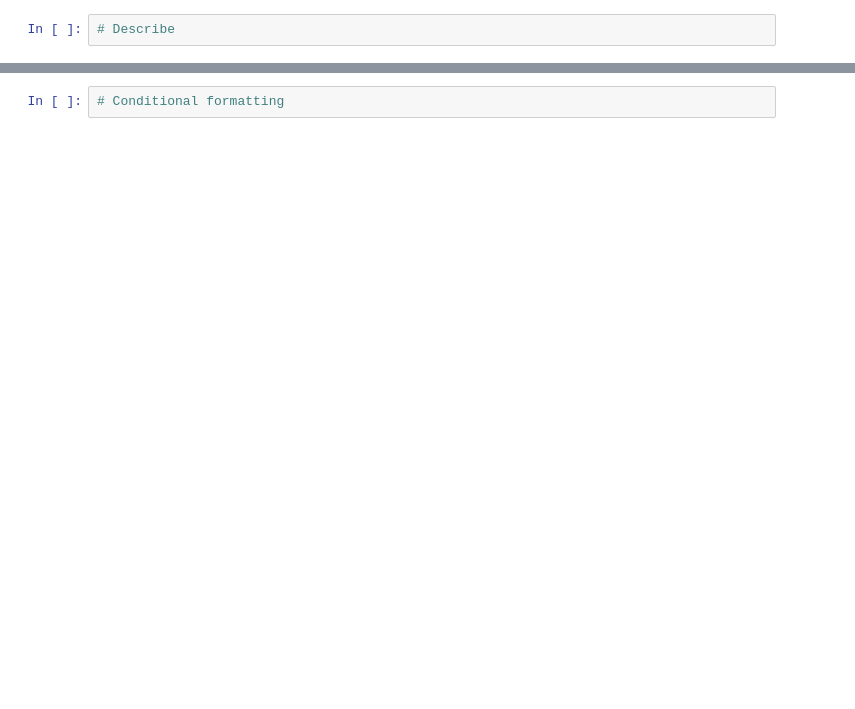
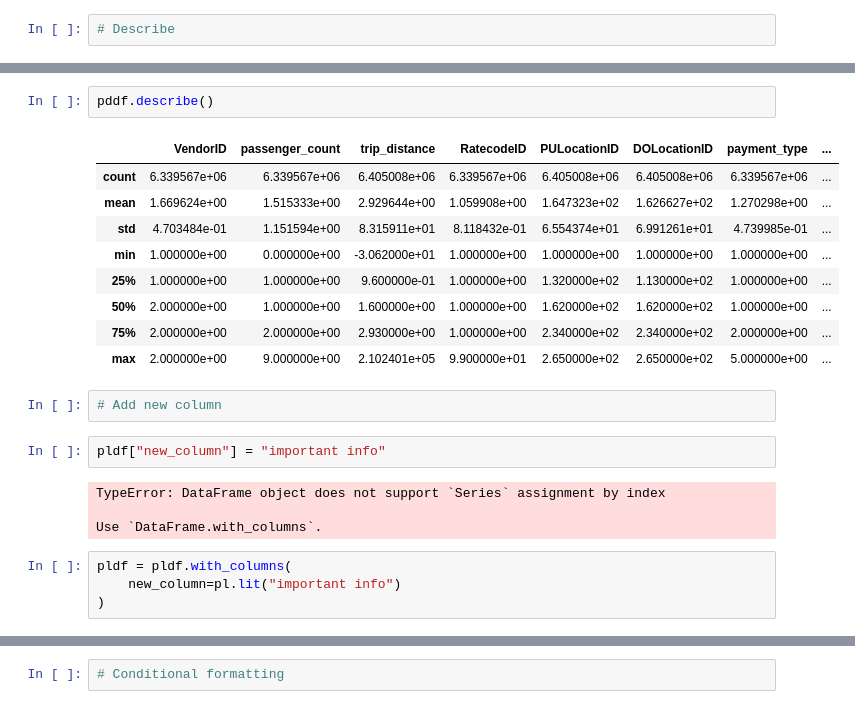
Before and after one commit to patakib/data-meetup-sopron-nr1-polars, a Jupyter notebook: polars_demo.ipynb, the cells around one changed output, grey strips where cells are left out. Saved outputs shown, nothing was run; the diff lists cells and outputs as text; blank space fills up the shorter version.

```diff
--- a/polars_demo.ipynb
+++ b/polars_demo.ipynb
@@ -46,0 +103,24 @@ Function read_csv took 9.97 seconds to execute
+# %%
+pddf.describe()
+# %% [output]
+|  | VendorID | passenger_count | trip_distance | RatecodeID | PULocationID | DOLocationID | payment_type | ... |
+| count | 6.339567e+06 | 6.339567e+06 | 6.405008e+06 | 6.339567e+06 | 6.405008e+06 | 6.405008e+06 | 6.339567e+06 | ... |
+| mean | 1.669624e+00 | 1.515333e+00 | 2.929644e+00 | 1.059908e+00 | 1.647323e+02 | 1.626627e+02 | 1.270298e+00 | ... |
+| std | 4.703484e-01 | 1.151594e+00 | 8.315911e+01 | 8.118432e-01 | 6.554374e+01 | 6.991261e+01 | 4.739985e-01 | ... |
+| min | 1.000000e+00 | 0.000000e+00 | -3.062000e+01 | 1.000000e+00 | 1.000000e+00 | 1.000000e+00 | 1.000000e+00 | ... |
+| 25% | 1.000000e+00 | 1.000000e+00 | 9.600000e-01 | 1.000000e+00 | 1.320000e+02 | 1.130000e+02 | 1.000000e+00 | ... |
+| 50% | 2.000000e+00 | 1.000000e+00 | 1.600000e+00 | 1.000000e+00 | 1.620000e+02 | 1.620000e+02 | 1.000000e+00 | ... |
+| 75% | 2.000000e+00 | 2.000000e+00 | 2.930000e+00 | 1.000000e+00 | 2.340000e+02 | 2.340000e+02 | 2.000000e+00 | ... |
+| max | 2.000000e+00 | 9.000000e+00 | 2.102401e+05 | 9.900000e+01 | 2.650000e+02 | 2.650000e+02 | 5.000000e+00 | ... |
+# %%
+# Add new column
+# %%
+pldf["new_column"] = "important info"
+# %% [output]
+TypeError: DataFrame object does not support `Series` assignment by index
+
+Use `DataFrame.with_columns`.
+# %%
+pldf = pldf.with_columns(
+    new_column=pl.lit("important info")
+)
```
Also changed, not shown: parts of 30 cells of this notebook.
